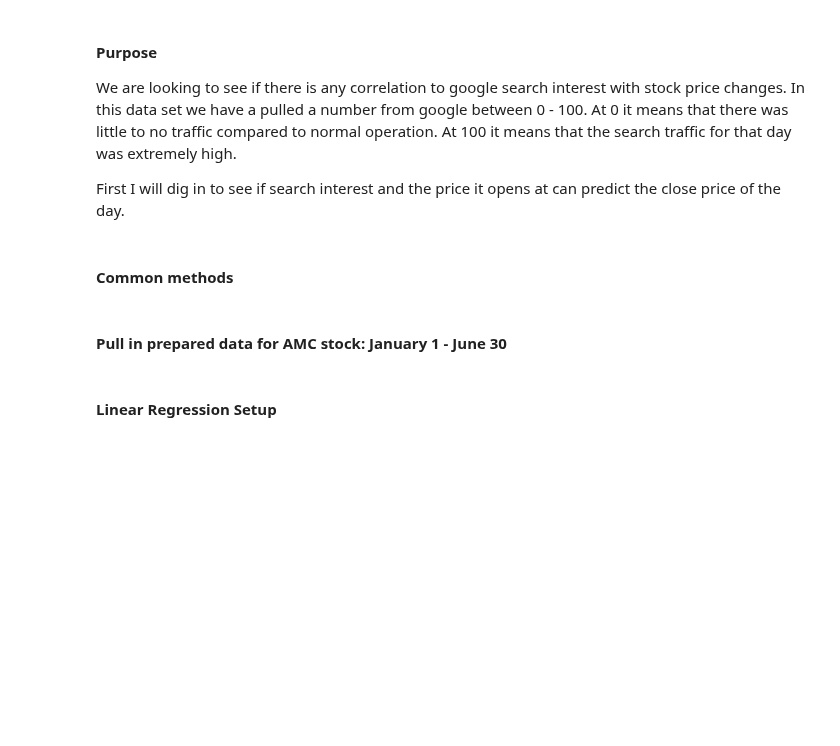
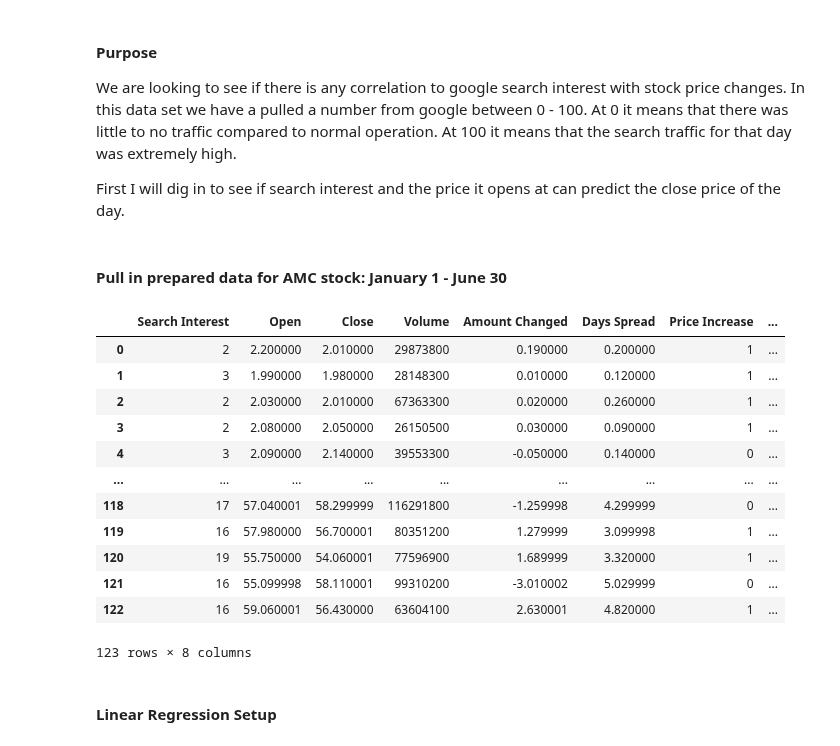
Before and after one commit to atlas125gev/StockProject, a Jupyter notebook: Homework7/Homework7.Final.ipynb, the cells around one changed output. Cells and saved outputs as stored; diff of their text form; code cells hidden in the pictures; blank space fills up the shorter version.

```diff
--- a/Homework7/Homework7.Final.ipynb
+++ b/Homework7/Homework7.Final.ipynb
@@ -368,5 +716,3 @@ AMC
 We are looking to see if there is any correlation to google search interest with stock price changes.  In this data set we have a pulled a number from google between 0 - 100.  At 0 it means that there was little to no traffic compared to normal operation.  At 100 it means that the search traffic for that day was extremely high.
 
 First I will dig in to see if search interest and the price it opens at can predict the close price of the day.
-# %% [markdown]
-#### Common methods
@@ -403,8 +719,22 @@ def prepareDataForPredictions(amcDataFrame):
 # %% [markdown]
 #### Pull in prepared data for AMC stock: January 1 - June 30
 # %%
-amcMergedDataFrame = pd.read_csv('Data Files/AMCDataClean.zip')
+amcMergedDataFrame = pd.read_csv(f'{dataDir}AMCDataClean.zip')
 amcMergedDataFrame
+# %% [output]
+|  | Search Interest | Open | Close | Volume | Amount Changed | Days Spread | Price Increase | ... |
+| 0 | 2 | 2.200000 | 2.010000 | 29873800 | 0.190000 | 0.200000 | 1 | ... |
+| 1 | 3 | 1.990000 | 1.980000 | 28148300 | 0.010000 | 0.120000 | 1 | ... |
+| 2 | 2 | 2.030000 | 2.010000 | 67363300 | 0.020000 | 0.260000 | 1 | ... |
+| 3 | 2 | 2.080000 | 2.050000 | 26150500 | 0.030000 | 0.090000 | 1 | ... |
+| 4 | 3 | 2.090000 | 2.140000 | 39553300 | -0.050000 | 0.140000 | 0 | ... |
+| ... | ... | ... | ... | ... | ... | ... | ... | ... |
+| 118 | 17 | 57.040001 | 58.299999 | 116291800 | -1.259998 | 4.299999 | 0 | ... |
+| 119 | 16 | 57.980000 | 56.700001 | 80351200 | 1.279999 | 3.099998 | 1 | ... |
+| 120 | 19 | 55.750000 | 54.060001 | 77596900 | 1.689999 | 3.320000 | 1 | ... |
+| 121 | 16 | 55.099998 | 58.110001 | 99310200 | -3.010002 | 5.029999 | 0 | ... |
+| 122 | 16 | 59.060001 | 56.430000 | 63604100 | 2.630001 | 4.820000 | 1 | ... |
+123 rows × 8 columns
 # %% [markdown]
 #### Linear Regression Setup
 # %%
```
Also changed, not shown: parts of 137 cells of this notebook, 2 other files.
